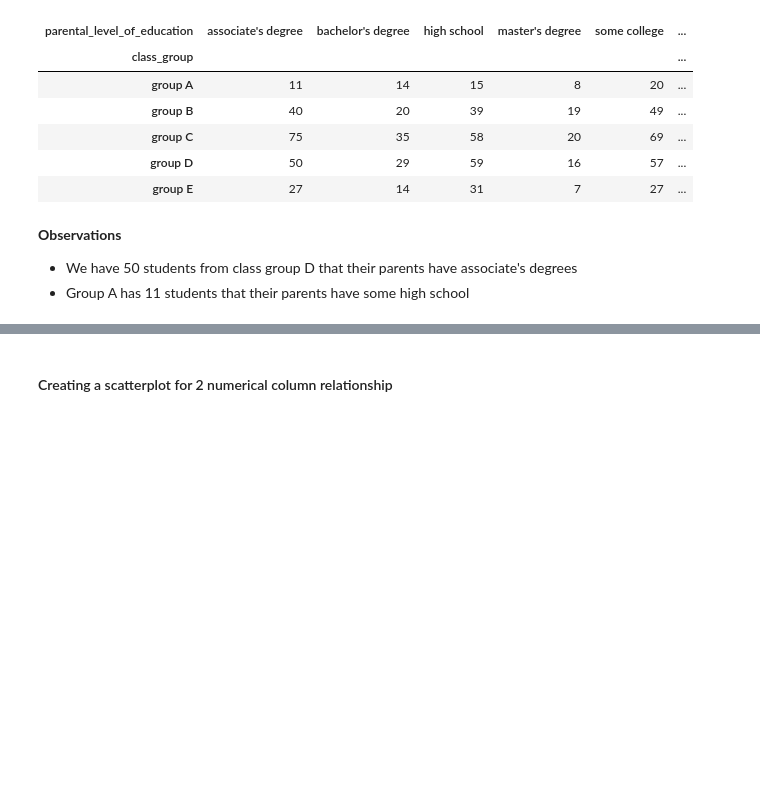
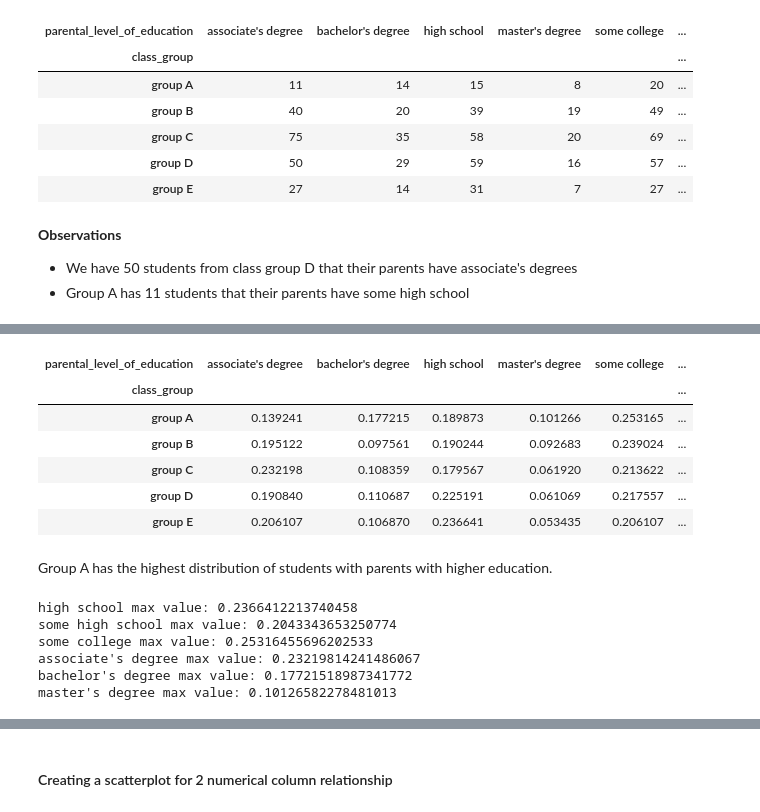
Before and after one commit to BasselD/ai-ml-training, a Jupyter notebook: 02_data_analysis_and_preprocessing/02_pandas_school_grades_exercise.ipynb, the cells around one changed output, grey strips where cells are left out. Cells and saved outputs as stored; diff of their text form; code cells hidden in the pictures; blank space fills up the shorter version.

```diff
--- a/02_data_analysis_and_preprocessing/02_pandas_school_grades_exercise.ipynb
+++ b/02_data_analysis_and_preprocessing/02_pandas_school_grades_exercise.ipynb
@@ -810,3 +850,25 @@ pd.crosstab(index=df['class_group'], columns=df['parental_level_of_education'])
+# %%
+pd.crosstab(index=df['class_group'], columns=df['parental_level_of_education'], normalize='index')
+# %% [output]
+| parental_level_of_education | associate's degree | bachelor's degree | high school | master's degree | some college | ... |
+| class_group |  |  |  |  |  | ... |
+| group A | 0.139241 | 0.177215 | 0.189873 | 0.101266 | 0.253165 | ... |
+| group B | 0.195122 | 0.097561 | 0.190244 | 0.092683 | 0.239024 | ... |
+| group C | 0.232198 | 0.108359 | 0.179567 | 0.061920 | 0.213622 | ... |
+| group D | 0.190840 | 0.110687 | 0.225191 | 0.061069 | 0.217557 | ... |
+| group E | 0.206107 | 0.106870 | 0.236641 | 0.053435 | 0.206107 | ... |
+# %% [markdown]
+Group A has the highest distribution of students with parents with higher education.
+# %%
+for cat in df['parental_level_of_education'].unique():
+    print(cat,'max value:',pd.crosstab(index=df['class_group'], columns=df['parental_level_of_education'], normalize='index')[cat].max())
+# %% [output]
+high school max value: 0.2366412213740458
+some high school max value: 0.2043343653250774
+some college max value: 0.25316455696202533
+associate's degree max value: 0.23219814241486067
+bachelor's degree max value: 0.17721518987341772
+master's degree max value: 0.10126582278481013
 # %%
 df.head()
 # %% [output]
```
Also changed, not shown: parts of 9 cells of this notebook.
